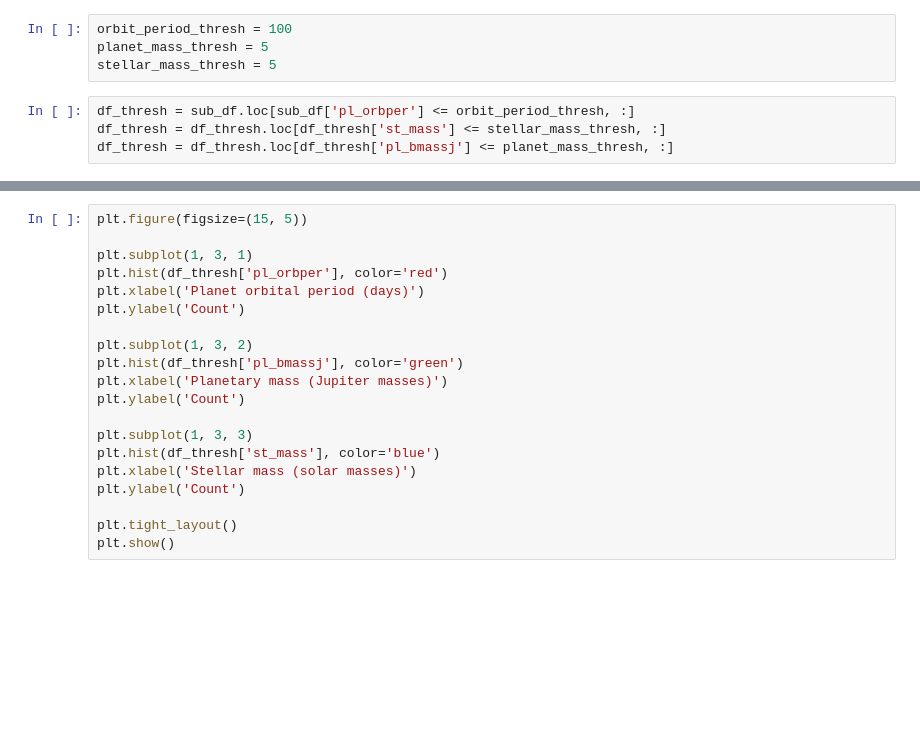
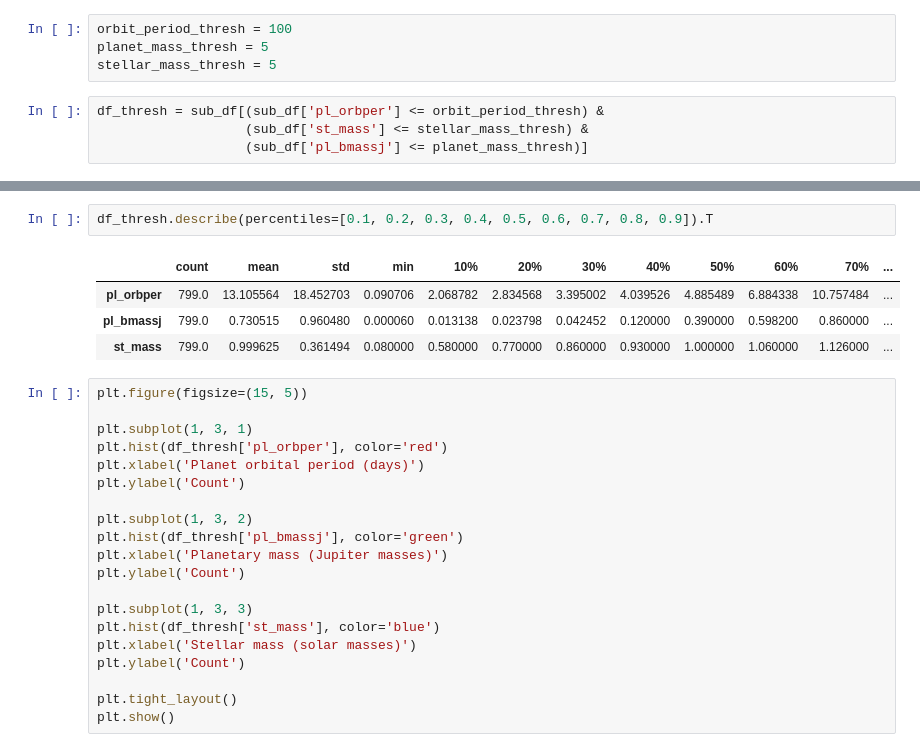
Before and after one commit to dmclark53/thinkful, a Jupyter notebook: Module_7/Plotting Basics.ipynb, the cells around one changed output, grey strips where cells are left out. Saved outputs shown, nothing was run; the diff lists cells and outputs as text; blank space fills up the shorter version.

```diff
--- a/Module_7/Plotting Basics.ipynb
+++ b/Module_7/Plotting Basics.ipynb
@@ -113,6 +124,6 @@ orbit_period_thresh = 100
 planet_mass_thresh = 5
 stellar_mass_thresh = 5
 # %%
-df_thresh = sub_df.loc[sub_df['pl_orbper'] <= orbit_period_thresh, :]
-df_thresh = df_thresh.loc[df_thresh['st_mass'] <= stellar_mass_thresh, :]
-df_thresh = df_thresh.loc[df_thresh['pl_bmassj'] <= planet_mass_thresh, :]
+df_thresh = sub_df[(sub_df['pl_orbper'] <= orbit_period_thresh) &
+                   (sub_df['st_mass'] <= stellar_mass_thresh) &
+                   (sub_df['pl_bmassj'] <= planet_mass_thresh)]
@@ -119,3 +137,10 @@ df_thresh = df_thresh.loc[df_thresh['pl_bmassj'] <= planet_mass_thresh, :]
+# %%
+df_thresh.describe(percentiles=[0.1, 0.2, 0.3, 0.4, 0.5, 0.6, 0.7, 0.8, 0.9]).T
+# %% [output]
+|  | count | mean | std | min | 10% | 20% | 30% | 40% | 50% | 60% | 70% | ... |
+| pl_orbper | 799.0 | 13.105564 | 18.452703 | 0.090706 | 2.068782 | 2.834568 | 3.395002 | 4.039526 | 4.885489 | 6.884338 | 10.757484 | ... |
+| pl_bmassj | 799.0 | 0.730515 | 0.960480 | 0.000060 | 0.013138 | 0.023798 | 0.042452 | 0.120000 | 0.390000 | 0.598200 | 0.860000 | ... |
+| st_mass | 799.0 | 0.999625 | 0.361494 | 0.080000 | 0.580000 | 0.770000 | 0.860000 | 0.930000 | 1.000000 | 1.060000 | 1.126000 | ... |
 # %%
 plt.figure(figsize=(15, 5))
 
```
Also changed, not shown: parts of 5 cells of this notebook, 1 other file.
